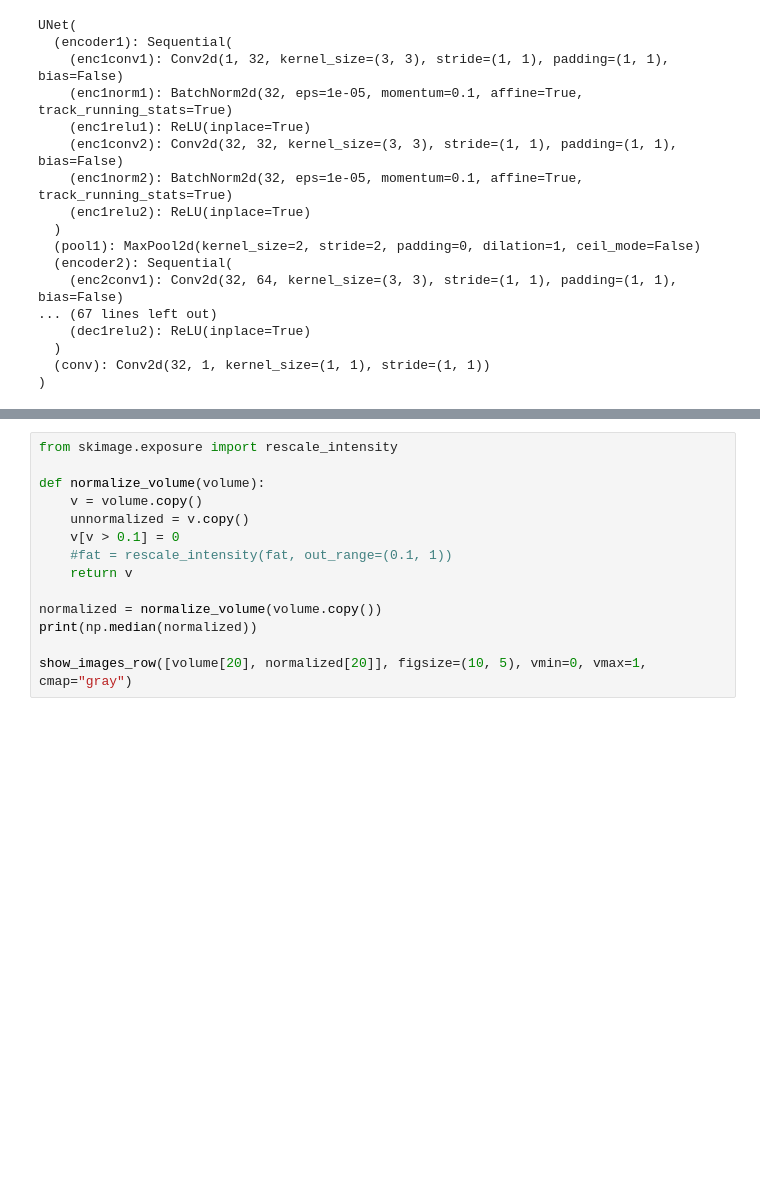
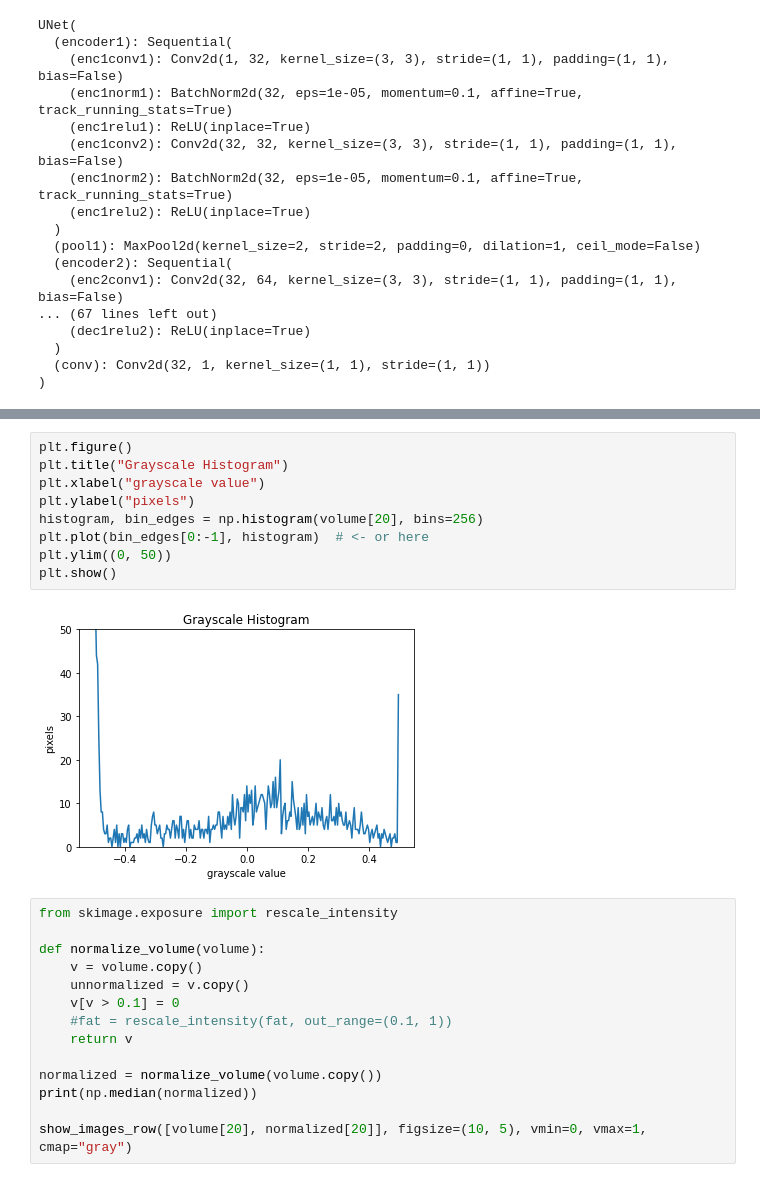
Before and after one commit to marinbenc/semi-3d-epifat-seg-elmar-21, a Jupyter notebook: notebooks/ModelExploration.ipynb, the cells around one changed output, grey strips where cells are left out. Cells and saved outputs as stored; diff of their text form; blank space fills up the shorter version.

```diff
--- a/notebooks/ModelExploration.ipynb
+++ b/notebooks/ModelExploration.ipynb
@@ -145,6 +145,17 @@ print(volume.min())
 # %% [output]
 -0.5
 [figure]
+# %%
+plt.figure()
+plt.title("Grayscale Histogram")
+plt.xlabel("grayscale value")
+plt.ylabel("pixels")
+histogram, bin_edges = np.histogram(volume[20], bins=256)
+plt.plot(bin_edges[0:-1], histogram)  # <- or here
+plt.ylim((0, 50))
+plt.show()
+# %% [output]
+[figure, added]
 # %%
 from skimage.exposure import rescale_intensity
 
```
Also changed, not shown: parts of 7 cells of this notebook, 5 other files.
